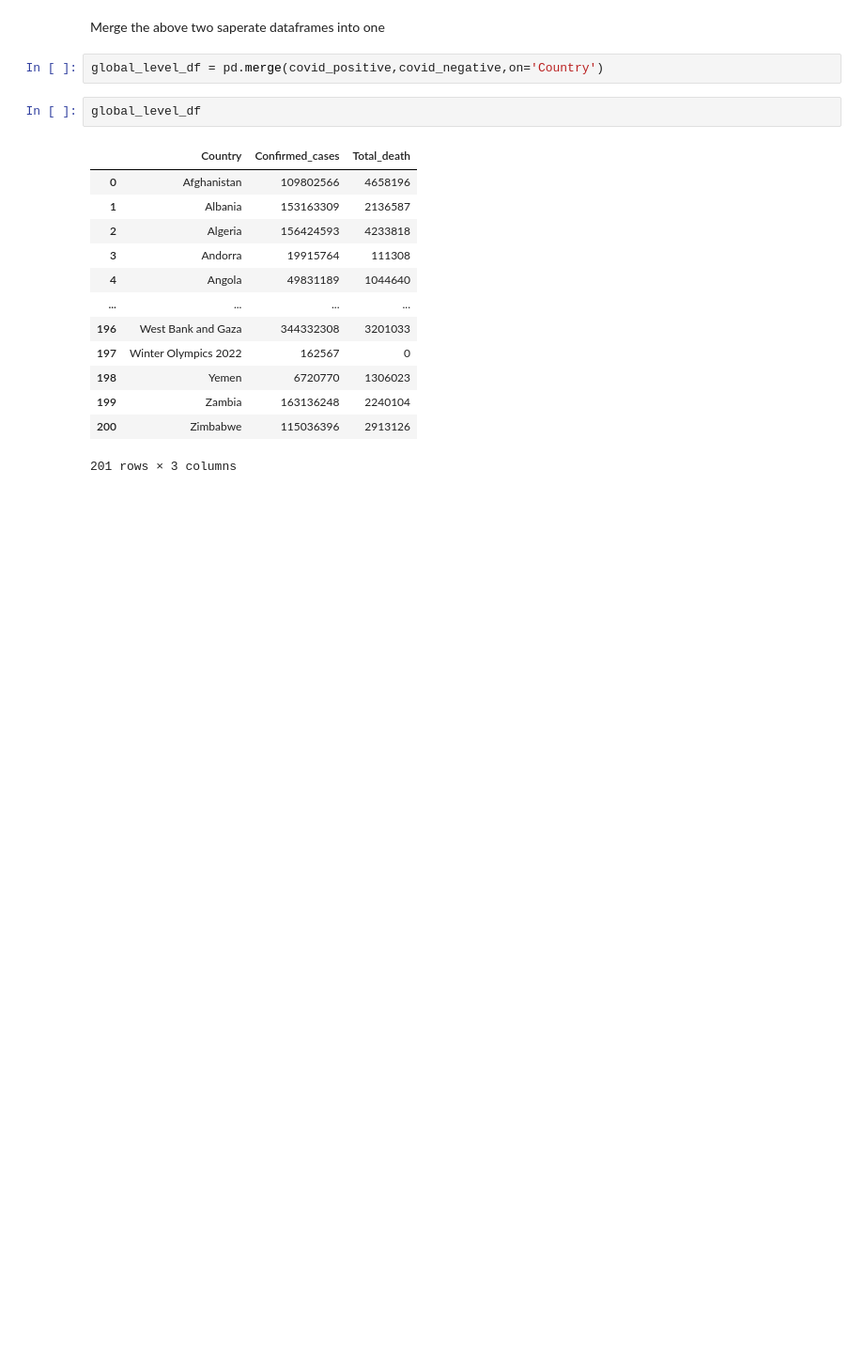
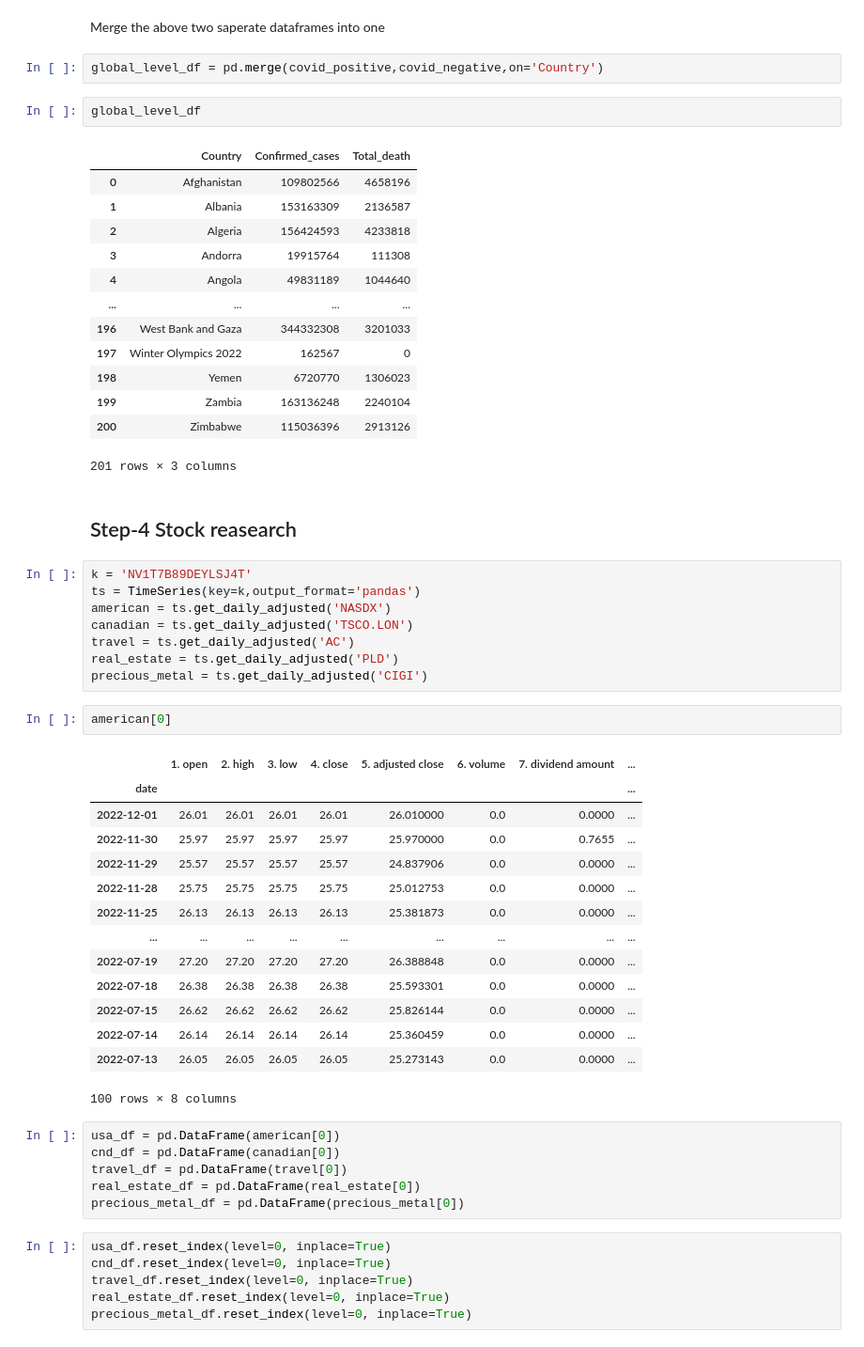
Before and after one commit to AIDA-Saskatchewan-polytechnic/Final-project-covid-19-effects-on-stock-market, a Jupyter notebook: Final_project.ipynb, the cells around one changed output. Shown at 94% size. Saved outputs shown, nothing was run; the diff lists cells and outputs as text; blank space fills up the shorter version.

Commit message:
Stock data loaded into dataframe by Darshil Aslaliya

```diff
--- a/Final_project.ipynb
+++ b/Final_project.ipynb
@@ -181,3 +203,43 @@ global_level_df
 | 199 | Zambia | 163136248 | 2240104 |
 | 200 | Zimbabwe | 115036396 | 2913126 |
 201 rows × 3 columns
+# %% [markdown]
+
+## Step-4 Stock reasearch
+# %%
+k = 'NV1T7B89DEYLSJ4T'
+ts = TimeSeries(key=k,output_format='pandas')
+american = ts.get_daily_adjusted('NASDX')
+canadian = ts.get_daily_adjusted('TSCO.LON')
+travel = ts.get_daily_adjusted('AC')
+real_estate = ts.get_daily_adjusted('PLD')
+precious_metal = ts.get_daily_adjusted('CIGI')
+# %%
+american[0]
+# %% [output]
+|  | 1. open | 2. high | 3. low | 4. close | 5. adjusted close | 6. volume | 7. dividend amount | ... |
+| date |  |  |  |  |  |  |  | ... |
+| 2022-12-01 | 26.01 | 26.01 | 26.01 | 26.01 | 26.010000 | 0.0 | 0.0000 | ... |
+| 2022-11-30 | 25.97 | 25.97 | 25.97 | 25.97 | 25.970000 | 0.0 | 0.7655 | ... |
+| 2022-11-29 | 25.57 | 25.57 | 25.57 | 25.57 | 24.837906 | 0.0 | 0.0000 | ... |
+| 2022-11-28 | 25.75 | 25.75 | 25.75 | 25.75 | 25.012753 | 0.0 | 0.0000 | ... |
+| 2022-11-25 | 26.13 | 26.13 | 26.13 | 26.13 | 25.381873 | 0.0 | 0.0000 | ... |
+| ... | ... | ... | ... | ... | ... | ... | ... | ... |
+| 2022-07-19 | 27.20 | 27.20 | 27.20 | 27.20 | 26.388848 | 0.0 | 0.0000 | ... |
+| 2022-07-18 | 26.38 | 26.38 | 26.38 | 26.38 | 25.593301 | 0.0 | 0.0000 | ... |
+| 2022-07-15 | 26.62 | 26.62 | 26.62 | 26.62 | 25.826144 | 0.0 | 0.0000 | ... |
+| 2022-07-14 | 26.14 | 26.14 | 26.14 | 26.14 | 25.360459 | 0.0 | 0.0000 | ... |
+| 2022-07-13 | 26.05 | 26.05 | 26.05 | 26.05 | 25.273143 | 0.0 | 0.0000 | ... |
+100 rows × 8 columns
+# %%
+usa_df = pd.DataFrame(american[0])
+cnd_df = pd.DataFrame(canadian[0])
+travel_df = pd.DataFrame(travel[0])
+real_estate_df = pd.DataFrame(real_estate[0])
+precious_metal_df = pd.DataFrame(precious_metal[0])
+# %%
+usa_df.reset_index(level=0, inplace=True)
+cnd_df.reset_index(level=0, inplace=True)
+travel_df.reset_index(level=0, inplace=True)
+real_estate_df.reset_index(level=0, inplace=True)
+precious_metal_df.reset_index(level=0, inplace=True)
```
Also changed, not shown: parts of 8 cells of this notebook.
